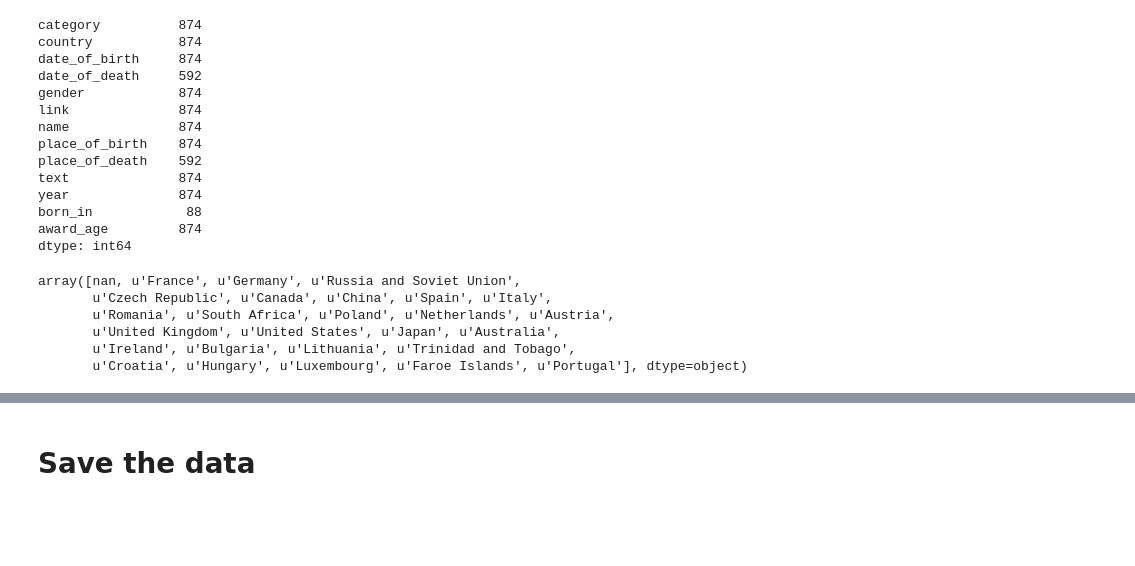
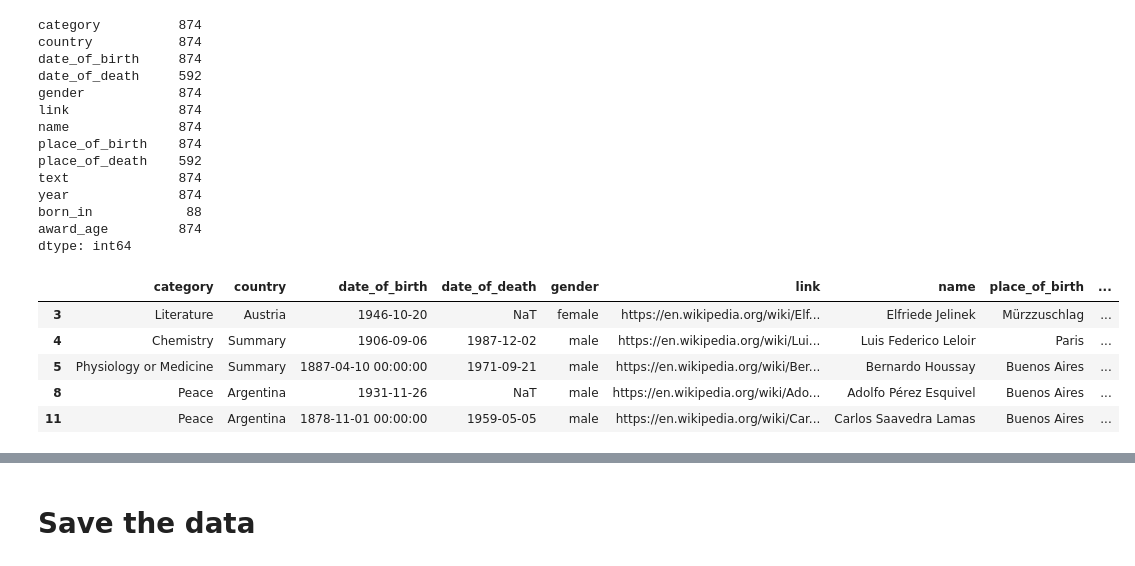
Before and after one commit to dyoung418/dataviz-python-js, a Jupyter notebook: cleaning-data-pandas.ipynb, the cells around one changed output, grey strips where cells are left out. Saved outputs shown, nothing was run; the diff lists cells and outputs as text; code cells hidden in the pictures; blank space fills up the shorter version.

```diff
--- a/cleaning-data-pandas.ipynb
+++ b/cleaning-data-pandas.ipynb
@@ -771,15 +771,15 @@ year              874
 born_in            88
 award_age         874
 dtype: int64
-# %%
-df_clean.born_in.unique()
-# %% [output]
-array([nan, u'France', u'Germany', u'Russia and Soviet Union',
-       u'Czech Republic', u'Canada', u'China', u'Spain', u'Italy',
-       u'Romania', u'South Africa', u'Poland', u'Netherlands', u'Austria',
-       u'United Kingdom', u'United States', u'Japan', u'Australia',
-       u'Ireland', u'Bulgaria', u'Lithuania', u'Trinidad and Tobago',
-       u'Croatia', u'Hungary', u'Luxembourg', u'Faroe Islands', u'Portugal'], dtype=object)
+# %%
+df_clean.head()
+# %% [output]
+|  | category | country | date_of_birth | date_of_death | gender | link | name | place_of_birth | ... |
+| 3 | Literature | Austria | 1946-10-20 | NaT | female | https://en.wikipedia.org/wiki/Elf... | Elfriede Jelinek | Mürzzuschlag | ... |
+| 4 | Chemistry | Summary | 1906-09-06 | 1987-12-02 | male | https://en.wikipedia.org/wiki/Lui... | Luis Federico Leloir | Paris | ... |
+| 5 | Physiology or Medicine | Summary | 1887-04-10 00:00:00 | 1971-09-21 | male | https://en.wikipedia.org/wiki/Ber... | Bernardo Houssay | Buenos Aires | ... |
+| 8 | Peace | Argentina | 1931-11-26 | NaT | male | https://en.wikipedia.org/wiki/Ado... | Adolfo Pérez Esquivel | Buenos Aires | ... |
+| 11 | Peace | Argentina | 1878-11-01 00:00:00 | 1959-05-05 | male | https://en.wikipedia.org/wiki/Car... | Carlos Saavedra Lamas | Buenos Aires | ... |
 # %%
 df_born_in.country.unique()
 # %% [output]
```
Also changed, not shown: parts of 2 cells of this notebook, 3 other files.
